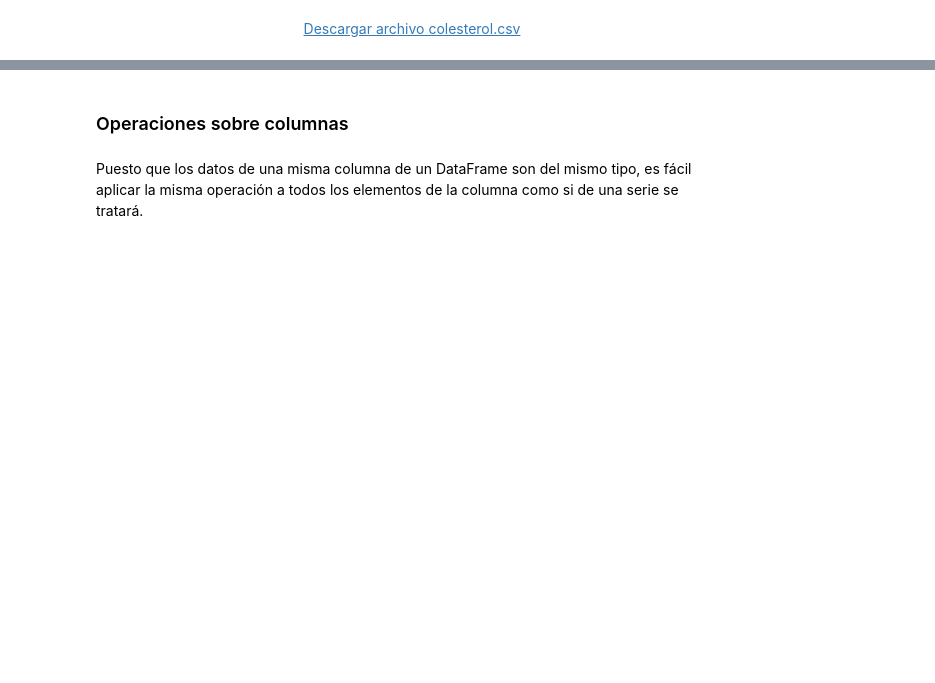
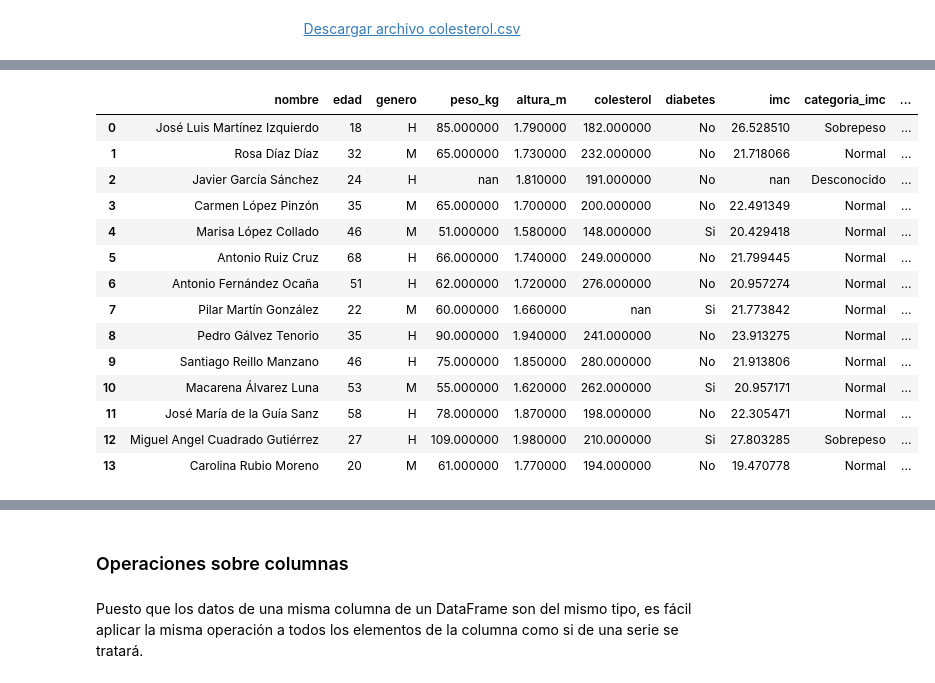
Before and after one commit to pjhh-umar/ProgramacionDOS, a Jupyter notebook: Temas/Tema7_Pandas.ipynb, the cells around one changed output, grey strips where cells are left out. Drawn from its saved outputs; the diff is of its cells as text; code cells hidden in the pictures; blank space fills up the shorter version.

```diff
--- a/Temas/Tema7_Pandas.ipynb
+++ b/Temas/Tema7_Pandas.ipynb
@@ -1219,3 +1374,23 @@ df
+# %%
+styled_df = df.style.background_gradient(subset=['imc'], cmap='OrRd')
+
+styled_df
+# %% [output]
+|  | nombre | edad | genero | peso_kg | altura_m | colesterol | diabetes | imc | categoria_imc | ... |
+| 0 | José Luis Martínez Izquierdo | 18 | H | 85.000000 | 1.790000 | 182.000000 | No | 26.528510 | Sobrepeso | ... |
+| 1 | Rosa Díaz Díaz | 32 | M | 65.000000 | 1.730000 | 232.000000 | No | 21.718066 | Normal | ... |
+| 2 | Javier García Sánchez | 24 | H | nan | 1.810000 | 191.000000 | No | nan | Desconocido | ... |
+| 3 | Carmen López Pinzón | 35 | M | 65.000000 | 1.700000 | 200.000000 | No | 22.491349 | Normal | ... |
+| 4 | Marisa López Collado | 46 | M | 51.000000 | 1.580000 | 148.000000 | Si | 20.429418 | Normal | ... |
+| 5 | Antonio Ruiz Cruz | 68 | H | 66.000000 | 1.740000 | 249.000000 | No | 21.799445 | Normal | ... |
+| 6 | Antonio Fernández Ocaña | 51 | H | 62.000000 | 1.720000 | 276.000000 | No | 20.957274 | Normal | ... |
+| 7 | Pilar Martín González | 22 | M | 60.000000 | 1.660000 | nan | Si | 21.773842 | Normal | ... |
+| 8 | Pedro Gálvez Tenorio | 35 | H | 90.000000 | 1.940000 | 241.000000 | No | 23.913275 | Normal | ... |
+| 9 | Santiago Reillo Manzano | 46 | H | 75.000000 | 1.850000 | 280.000000 | No | 21.913806 | Normal | ... |
+| 10 | Macarena Álvarez Luna | 53 | M | 55.000000 | 1.620000 | 262.000000 | Si | 20.957171 | Normal | ... |
+| 11 | José María de la Guía Sanz | 58 | H | 78.000000 | 1.870000 | 198.000000 | No | 22.305471 | Normal | ... |
+| 12 | Miguel Angel Cuadrado Gutiérrez | 27 | H | 109.000000 | 1.980000 | 210.000000 | Si | 27.803285 | Sobrepeso | ... |
+| 13 | Carolina Rubio Moreno | 20 | M | 61.000000 | 1.770000 | 194.000000 | No | 19.470778 | Normal | ... |
 # %%
 import numpy as np
 
```
Also changed, not shown: parts of 10 cells of this notebook.
